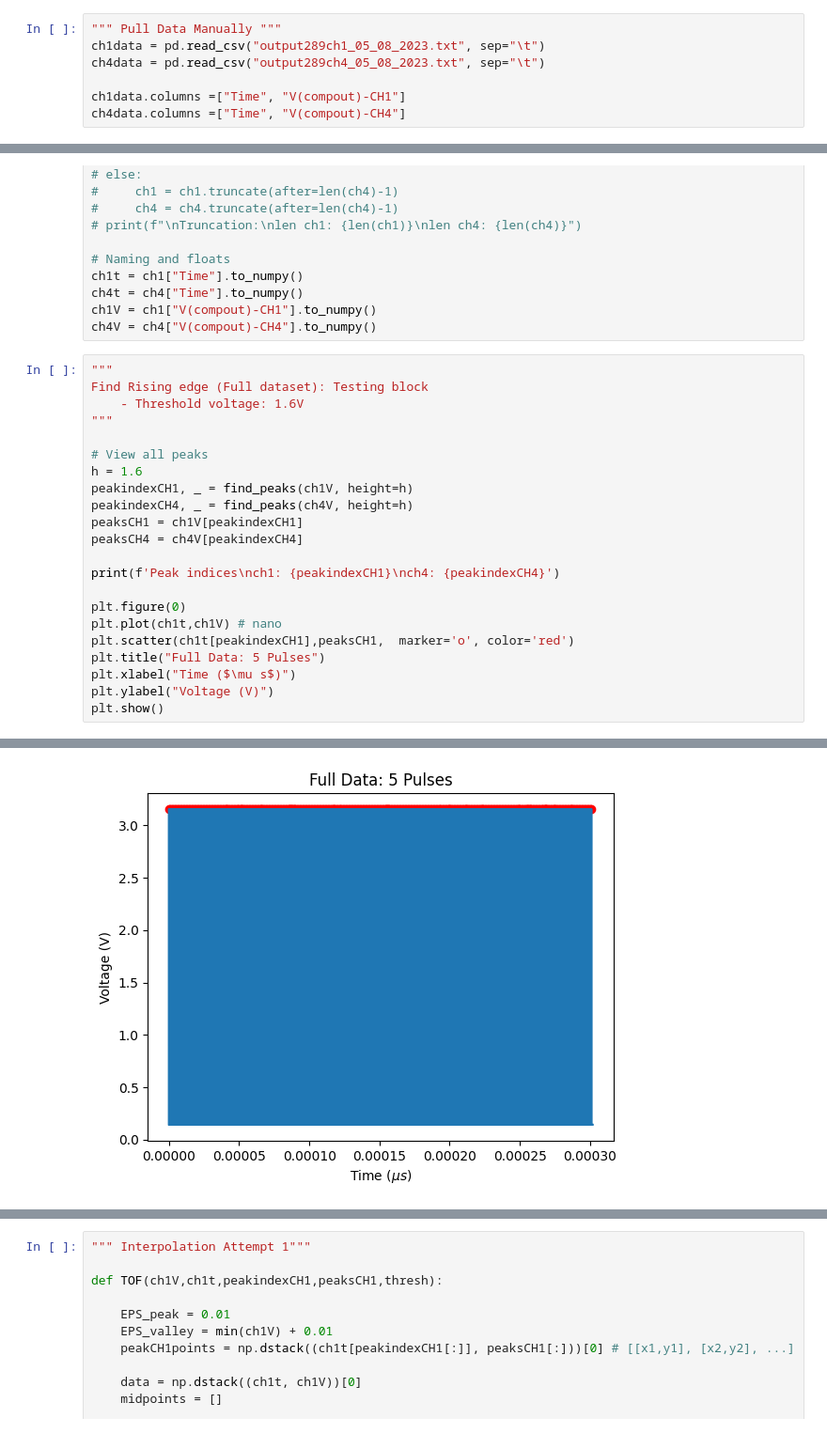
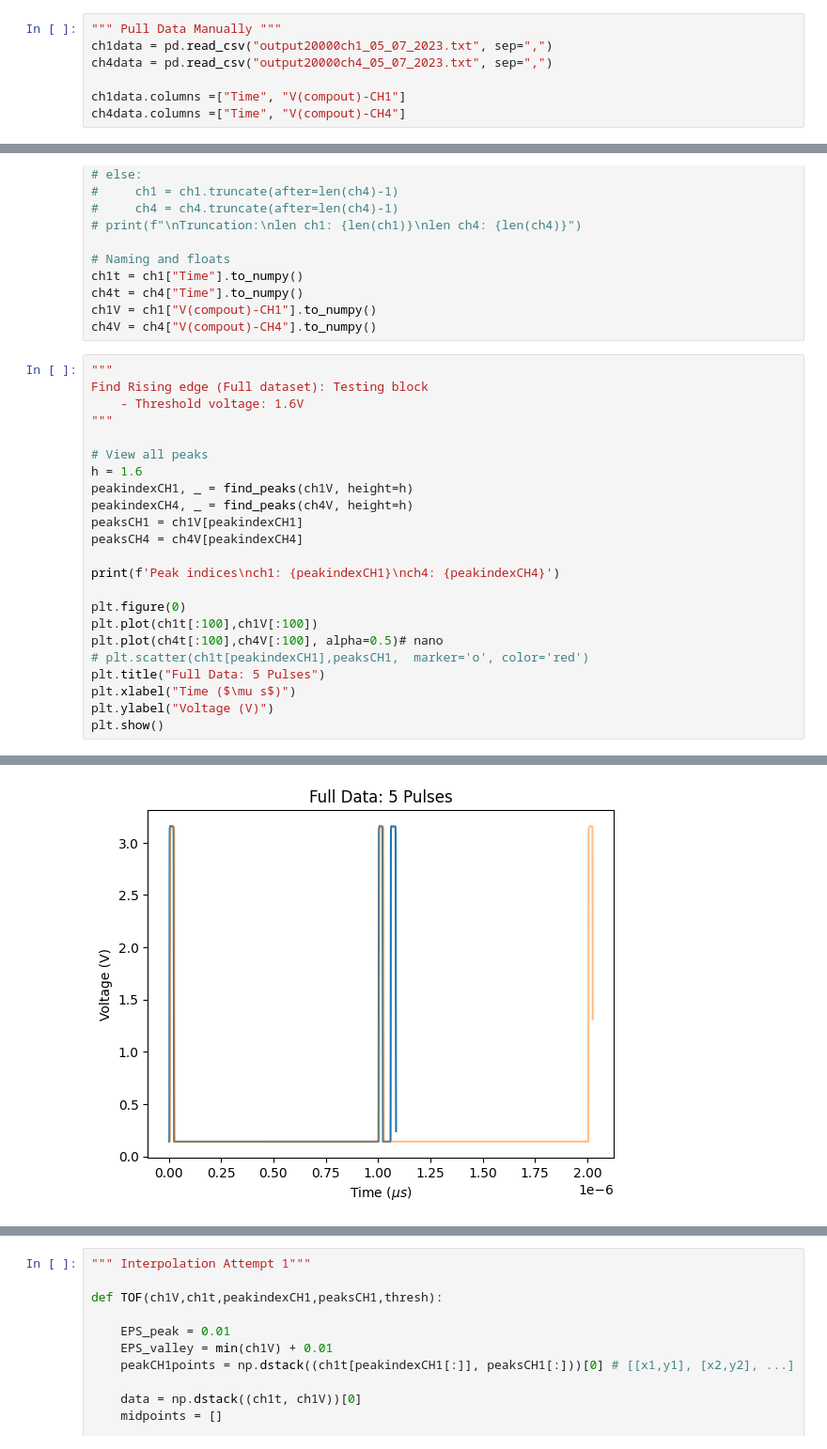
Before and after one commit to llbranch/Monte-Python, a Jupyter notebook: development_notebook.ipynb, the cells around one changed output, grey strips where cells are left out. Shown at 94% size. Cells and saved outputs as stored; diff of their text form.

```diff
--- a/development_notebook.ipynb
+++ b/development_notebook.ipynb
@@ -8,8 +8,8 @@ import sys
 import random
 # %%
 """ Pull Data Manually """
-ch1data = pd.read_csv("output289ch1_05_08_2023.txt", sep="\t")
-ch4data = pd.read_csv("output289ch4_05_08_2023.txt", sep="\t")
+ch1data = pd.read_csv("output20000ch1_05_07_2023.txt", sep=",")
+ch4data = pd.read_csv("output20000ch4_05_07_2023.txt", sep=",")
 
 ch1data.columns =["Time", "V(compout)-CH1"]
 ch4data.columns =["Time", "V(compout)-CH4"]
@@ -57,8 +56,9 @@ peaksCH4 = ch4V[peakindexCH4]
 print(f'Peak indices\nch1: {peakindexCH1}\nch4: {peakindexCH4}')
 
 plt.figure(0)
-plt.plot(ch1t,ch1V) # nano
-plt.scatter(ch1t[peakindexCH1],peaksCH1,  marker='o', color='red')
+plt.plot(ch1t[:100],ch1V[:100])
+plt.plot(ch4t[:100],ch4V[:100], alpha=0.5)# nano
+# plt.scatter(ch1t[peakindexCH1],peaksCH1,  marker='o', color='red')
 plt.title("Full Data: 5 Pulses")
 plt.xlabel("Time ($\mu s$)")
 plt.ylabel("Voltage (V)")
@@ -84,4 +70,4 @@ ch1: [   97   375   655   898  1144  1420  1692  1925  2182  2434  2701  2941
-[figure, old version]
+[figure, new version]
 # %%
 """
 Find Rising edge (One Peak): Testing block
```
Also changed, not shown: parts of 7 cells of this notebook, 11 other files.
